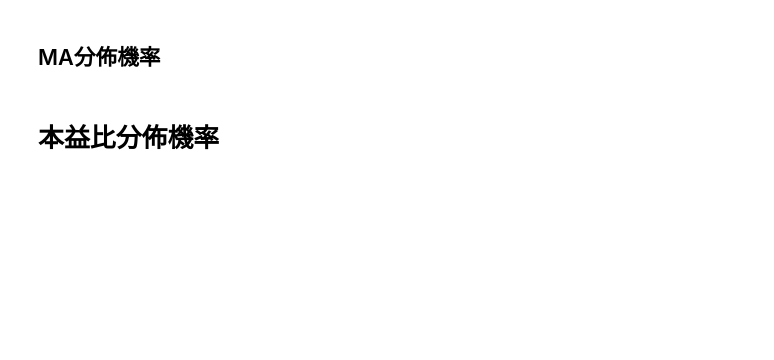
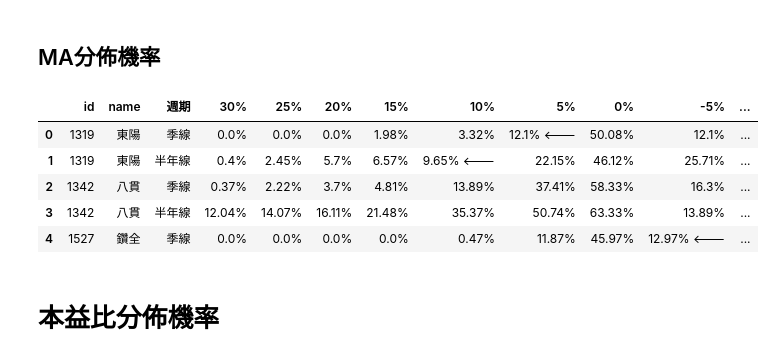
Before and after one commit to moved0311/stock, a Jupyter notebook: download/features.ipynb, the cells around one changed output. Cells and saved outputs as stored; diff of their text form; code cells hidden in the pictures; blank space fills up the shorter version.

```diff
--- a/download/features.ipynb
+++ b/download/features.ipynb
@@ -243,8 +277,7 @@ out['avg_pe'] = [cal_avg_pe(id) for id in ids]
 # %% [markdown]
 ## 筆數
 # %%
-def count_daily(id):
-    df = daily[daily['id']==id]
-    return len(df)
-
-out['count'] = [count_daily(id) for id in ids]
+today = '20230810'
+print('總家數:', len(out))
+print('市值大於50億家數:', len(out[out['marketCap'] > 50]))
+print(f'市值加總: {round(out["marketCap"].sum()/1e4, 2)}兆')
@@ -425,43 +519,44 @@ def dev_ma(id, days):
 def cal_probability(list, threshold, now):
     p = round(np.sum(list > threshold)/len(list) * 100, 2) if threshold >= 0 else round(np.sum(list < threshold)/len(list) * 100, 2)
     isInThreshold = ((threshold + 0.05) > now/100 > threshold)
-    return isInThreshold, p
-#     return isInThreshold, f'{p}% ←' if isInThreshold else f'{p}%'
+    return f'{p}% <---' if isInThreshold else f'{p}%'
 # %%
 df_prob = pd.DataFrame(columns=['id', 'name', '週期', '30%','25%','20%','15%', '10%', '5%', '0%', '-5%', '-10%', '-15%', '-20%', '-25%', '-30%'])
 
 def cal_prob(id):
     df_id = out[out['id']==id]
     name = df_id['name'].iloc[0]
     new_row = {'id': id, 'name': name }
     ma20 = dev_ma(id, 20)
     ma60 = dev_ma(id, 60)
     ma120 = dev_ma(id, 120)
     dev_ma20_ma60 = np.divide(ma20, ma60) - 1
     dev_ma20_ma120 = np.divide(ma20, ma120) - 1
     now_ma20 = out[out['id']==id]['ma20'].iloc[0]
     now_ma60 = out[out['id']==id]['ma60'].iloc[0]
     now_ma120 = out[out['id']==id]['ma120'].iloc[0]
     now_ma20_ma60 = round(100 * (np.divide(now_ma20, now_ma60) - 1), 2)
     now_ma20_ma120 = round(100 * (np.divide(now_ma20, now_ma120) - 1), 2)
 
-    for type in ['季線']:
-        flag = False
+    for type in ['季線','半年線']:
         for percent in range(30, -30-1, -5):
             new_row['週期'] = type
             now_ma = now_ma20_ma60 if type == '季線' else now_ma20_ma120
             dev_ma1 = dev_ma20_ma60 if type == '季線' else dev_ma20_ma120
-            isInThreshold, prob = cal_probability(dev_ma1, percent/100, now_ma)
-            new_row[f'{percent}%'] = f"{prob}% ←" if isInThreshold else f"{prob}%"
-            if isInThreshold and prob < 10:
-                flag = True
-        if flag:
-            df_prob.loc[len(df_prob)] = new_row
+            new_row[f'{percent}%'] = cal_probability(dev_ma1, percent/100, now_ma)
+
+        df_prob.loc[len(df_prob)] = new_row
 
 # 在filter1裡面ma機率分佈
 [cal_prob(id) for id in filter1['id'].tolist()]
-print(len(df_prob))
-df_prob
+df_prob.head()
+# %% [output]
+|  | id | name | 週期 | 30% | 25% | 20% | 15% | 10% | 5% | 0% | -5% | ... |
+| 0 | 1319 | 東陽 | 季線 | 0.0% | 0.0% | 0.0% | 1.98% | 3.32% | 12.1% <--- | 50.08% | 12.1% | ... |
+| 1 | 1319 | 東陽 | 半年線 | 0.4% | 2.45% | 5.7% | 6.57% | 9.65% <--- | 22.15% | 46.12% | 25.71% | ... |
+| 2 | 1342 | 八貫 | 季線 | 0.37% | 2.22% | 3.7% | 4.81% | 13.89% | 37.41% | 58.33% | 16.3% | ... |
+| 3 | 1342 | 八貫 | 半年線 | 12.04% | 14.07% | 16.11% | 21.48% | 35.37% | 50.74% | 63.33% | 13.89% | ... |
+| 4 | 1527 | 鑽全 | 季線 | 0.0% | 0.0% | 0.0% | 0.0% | 0.47% | 11.87% | 45.97% | 12.97% <--- | ... |
 # %% [markdown]
 # 本益比分佈機率
 # %%
```
Also changed, not shown: parts of 23 cells of this notebook, 3 other files.
